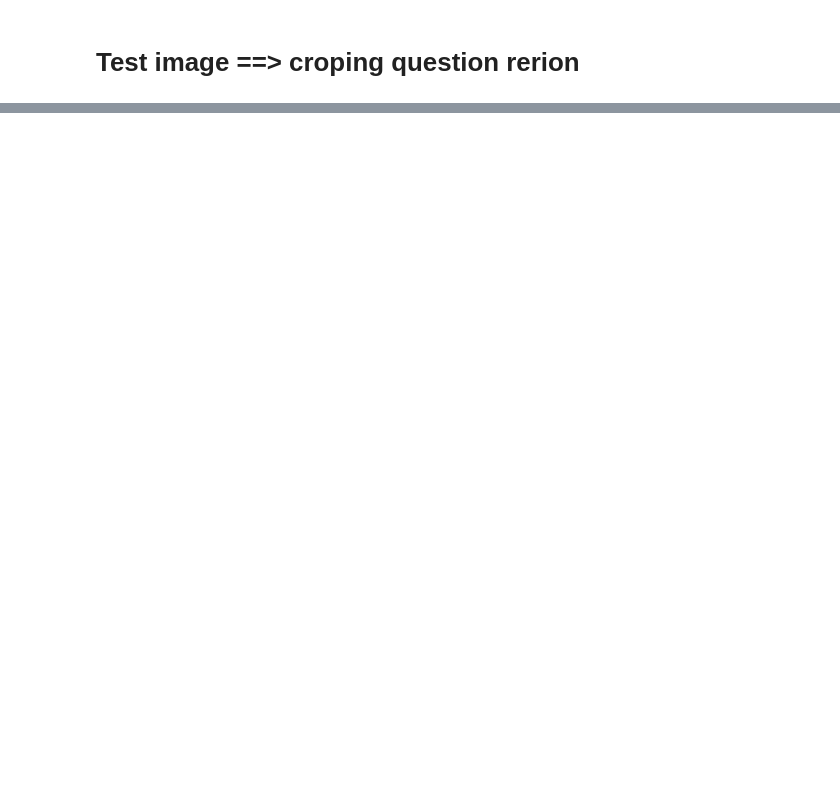
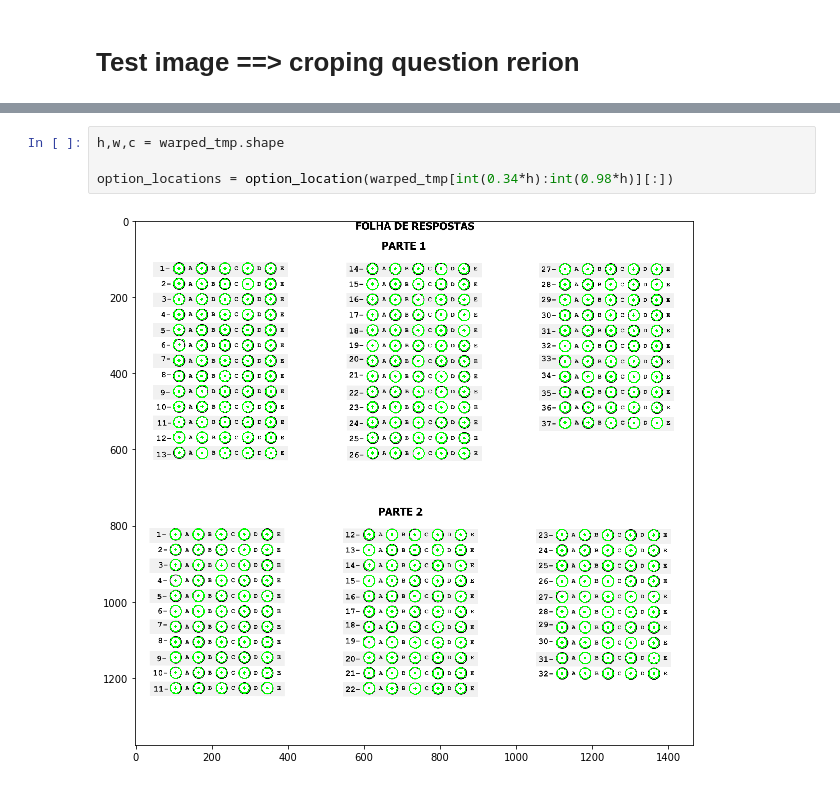
Before and after one commit to xrhd/opticalAnswerSheet, a Jupyter notebook: test.ipynb, the cells around one changed output, grey strips where cells are left out. Drawn from its saved outputs; the diff is of its cells as text; blank space fills up the shorter version.

```diff
--- a/test.ipynb
+++ b/test.ipynb
@@ -72,0 +172,6 @@ show(new_image)
+# %%
+h,w,c = warped_tmp.shape
+
+option_locations = option_location(warped_tmp[int(0.34*h):int(0.98*h)][:])
+# %% [output]
+[figure, added]
```
Also changed, not shown: parts of 13 cells of this notebook, 1 other file.
